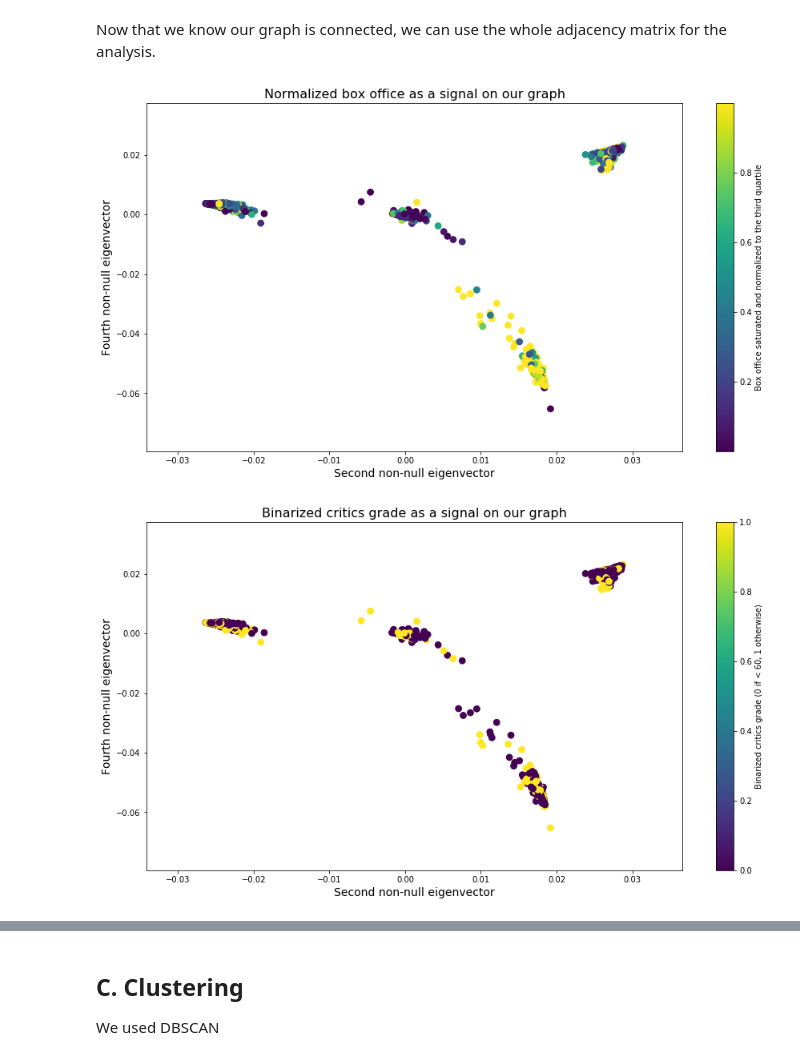
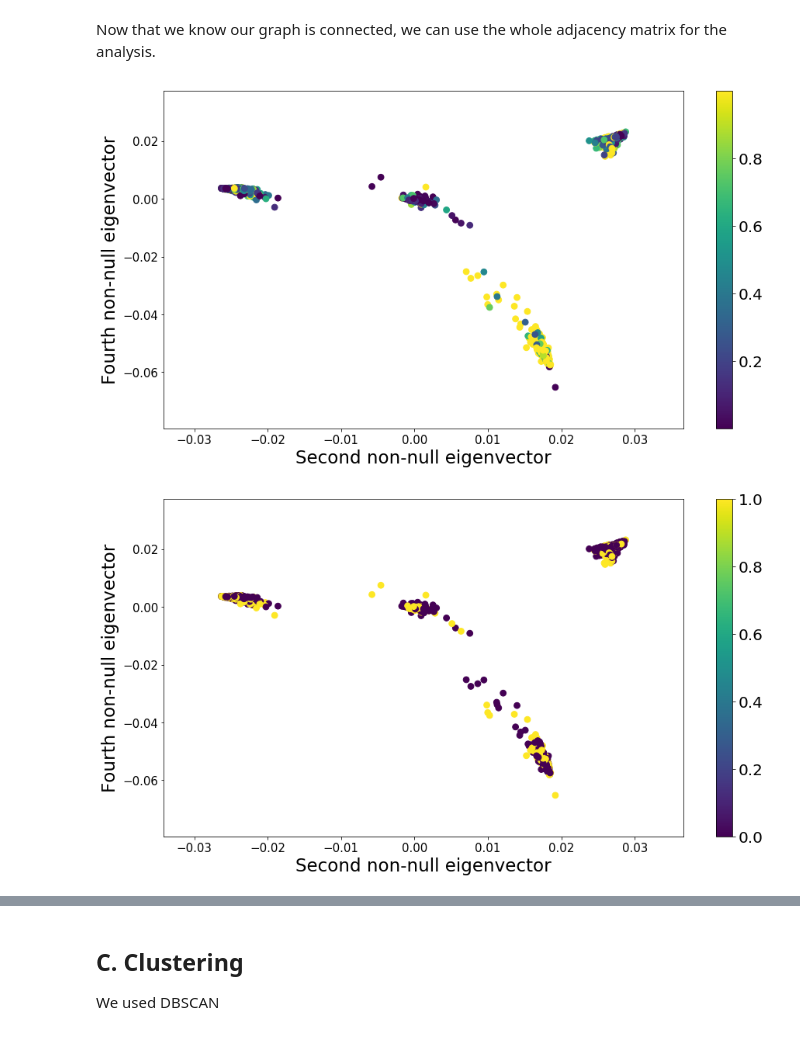
Before and after one commit to illorens/Project_NTDS, a Jupyter notebook: Analysis.ipynb, the cells around one changed output, grey strips where cells are left out. Drawn from its saved outputs; the diff is of its cells as text; code cells hidden in the pictures.

Commit message:
Final graphs

```diff
--- a/Analysis.ipynb
+++ b/Analysis.ipynb
@@ -1501,27 +1501,33 @@ coords = U[:,[2,4]]  # Laplacian eigenmaps
 # %%
 plt.figure(figsize = (15,8))
 nodes = nx.draw_networkx_nodes(G, coords, node_size=60, node_color=label_box2)
 #nx.draw_networkx_edges(G, coords, alpha=0.1)
-plt.title("Normalized box office as a signal on our graph", size=16)
-plt.xlabel("Second non-null eigenvector", size=14)
-plt.ylabel("Fourth non-null eigenvector", size=14)
-plt.colorbar(nodes, label='Box office saturated and normalized to the third quartile')
+#plt.title("Normalized box office as a signal on our graph", size=25)
+plt.xlabel("Second non-null eigenvector", size=23)
+plt.ylabel("Fourth non-null eigenvector", size=23)
+cbar = plt.colorbar(nodes)
+cbar.ax.tick_params(labelsize=20)
+plt.xticks(size=15)
+plt.yticks(size=15)
 plt.savefig("Figures/graph_boxoffice.pdf", bbox_inches="tight")
 plt.show()
 # %% [output]
-[figure, old version]
+[figure, new version]
 # %%
 plt.figure(figsize = (15,8))
 nodes = nx.draw_networkx_nodes(G, coords, node_size=60, node_color=label_critics)
 #nx.draw_networkx_edges(G, coords, alpha=0.1)
-plt.title("Binarized critics grade as a signal on our graph", size=16)
-plt.xlabel("Second non-null eigenvector", size=14)
-plt.ylabel("Fourth non-null eigenvector", size=14)
-plt.colorbar(nodes, label='Binarized critics grade (0 if < 60, 1 otherwise)')
+#plt.title("Binarized critics grade as a signal on our graph", size=25)
+plt.xlabel("Second non-null eigenvector", size=23)
+plt.ylabel("Fourth non-null eigenvector", size=23)
+cbar = plt.colorbar(nodes)
+cbar.ax.tick_params(labelsize=20)
+plt.xticks(size=15)
+plt.yticks(size=15)
 plt.savefig("Figures/graph_metacritic.pdf", bbox_inches="tight")
 plt.show()
 # %% [output]
-[figure, old version]
+[figure, new version]
 # %%
 plt.figure(figsize = (15,8))
 nodes = nx.draw_networkx_nodes(G, coords, node_size=60, node_color=label_imdb2)
```
Also changed, not shown: parts of 13 cells of this notebook.
